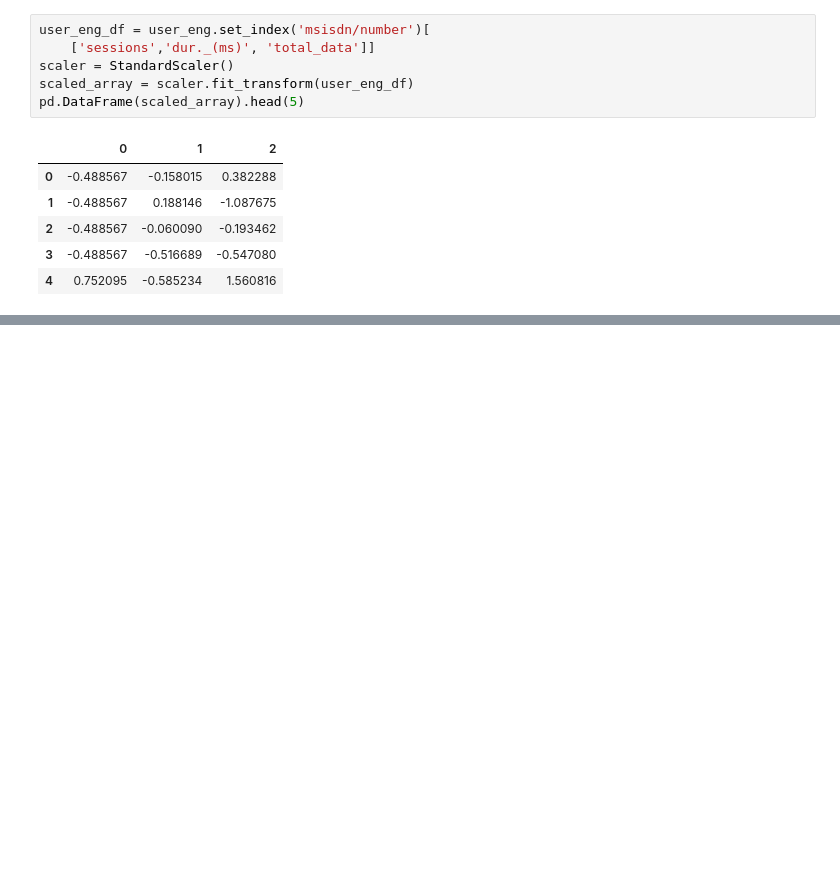
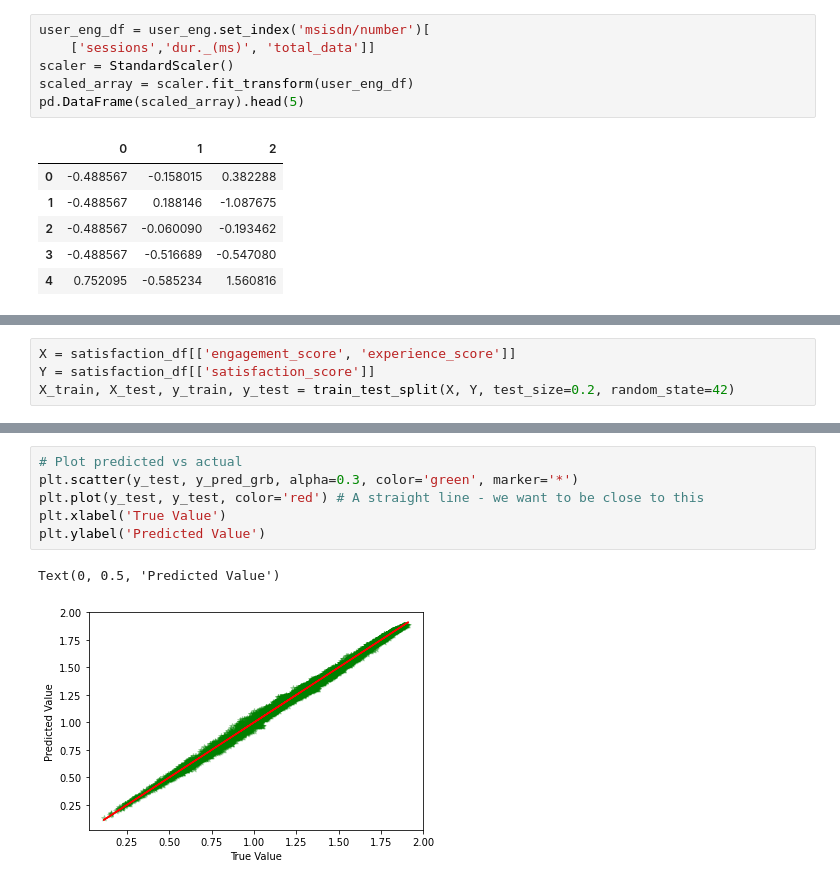
Before and after one commit to HenokD11/Analytics-Telecom-Data, a Jupyter notebook: notebooks/UserSatisfaction.ipynb, the cells around one changed output, grey strips where cells are left out. Cells and saved outputs as stored; diff of their text form; blank space fills up the shorter version.

```diff
--- a/notebooks/UserSatisfaction.ipynb
+++ b/notebooks/UserSatisfaction.ipynb
@@ -139,0 +249,4 @@ pd.DataFrame(scaled_array).head(5)
+# %%
+X = satisfaction_df[['engagement_score', 'experience_score']]
+Y = satisfaction_df[['satisfaction_score']]
+X_train, X_test, y_train, y_test = train_test_split(X, Y, test_size=0.2, random_state=42)
@@ -139,0 +294,9 @@ pd.DataFrame(scaled_array).head(5)
+# %%
+# Plot predicted vs actual
+plt.scatter(y_test, y_pred_grb, alpha=0.3, color='green', marker='*')
+plt.plot(y_test, y_test, color='red') # A straight line - we want to be close to this
+plt.xlabel('True Value')
+plt.ylabel('Predicted Value')
+# %% [output]
+Text(0, 0.5, 'Predicted Value')
+[figure, added]
```
Also changed, not shown: parts of 24 cells of this notebook, 1 other file.
